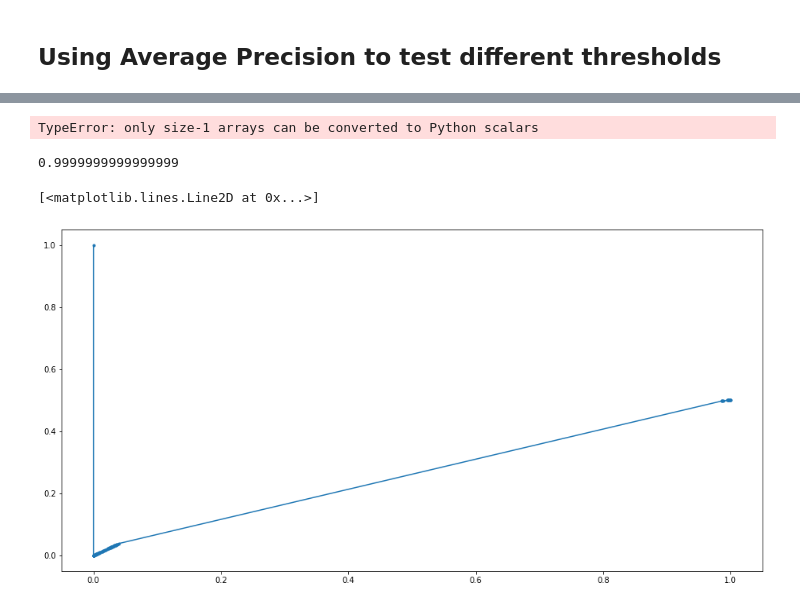
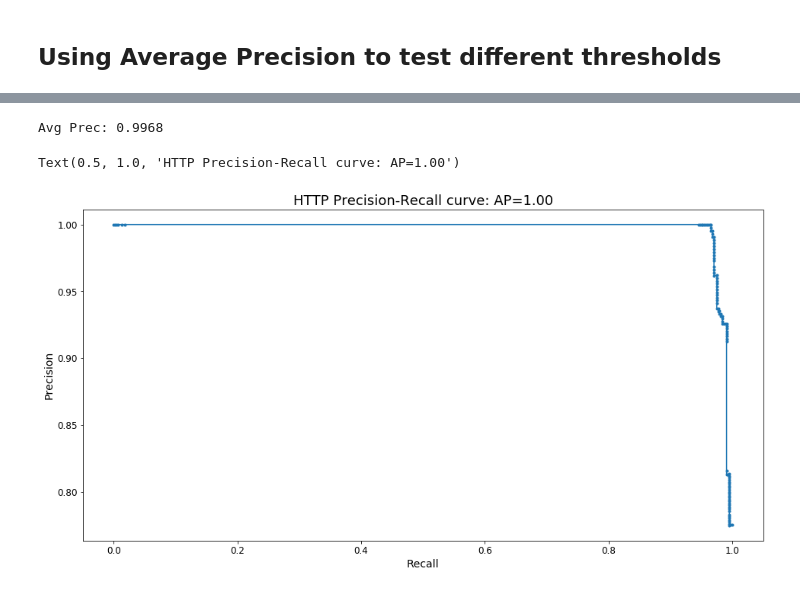
Before and after one commit to ahsanMah/COMP562_Project, a Jupyter notebook: GMM.ipynb, the cells around one changed output, grey strips where cells are left out. Drawn from its saved outputs; the diff is of its cells as text; code cells hidden in the pictures.

```diff
--- a/GMM.ipynb
+++ b/GMM.ipynb
@@ -278,10 +285,15 @@ for train_index,test_index in splitter.split(inliers):
+# %%
+inlier_train = X_train[y_train==0]
+inlier_test = X_test[y_test==0]
+outliers = X_test[y_test==1]
+# outliers_all = np.concatenate((outliers, X_train[y_train==1]))
 # %% [markdown]
 ## Gridsearch to get better density estimation...
 # %%
 %%time
 lowest_bic = np.infty
 bic = []
-n_components_range = range(1, 10)
+n_components_range = range(1, 12)
 cv_types = ['full']
 for cv_type in cv_types:
     for n_components in n_components_range:
@@ -311,6 +323,6 @@ bics.plot(kind="bar")
 [figure]
 # %%
 %%time
-best_gmm = GaussianMixture(n_components=3, covariance_type="full")
+best_gmm = GaussianMixture(n_components=3, covariance_type="full", n_init=3)
 best_gmm.fit(inlier_train)
 # %% [output]
@@ -397,25 +394,21 @@ weighted avg    0.99977   0.99977   0.99977      4414
-# %%
-np.int(y_probs < -12)
-# %% [output]
-TypeError: only size-1 arrays can be converted to Python scalars
-# %%
-average_precision_score([1]*len(outlier_scores), outlier_scores)
-# %% [output]
-0.9999999999999999
+# %%
+http_avg_prec = average_precision_score(y_true, -y_probs)
+print("Avg Prec: {:.4f}".format(avg_prec))
+# %% [output]
+Avg Prec: 0.9968
 # %%
 ## Getting Precision Recall Curves
-
-from sklearn.metrics import precision_recall_curve
-from sklearn.metrics import precision_recall_fscore_support
-# from sklearn.metrics import plot_precision_recall_curve
-
-http_prec, http_recall, threshes = precision_recall_curve(y_true, y_probs)
+http_prec, http_recall, threshes = precision_recall_curve(y_true, -y_probs)
 
 plt.figure(figsize=(16, 8))
 plt.plot(http_recall, http_prec, marker='.', label='GMM')
+plt.xlabel("Recall")
+plt.ylabel("Precision")
+plt.title('HTTP Precision-Recall curve: '
+                   'AP={0:0.2f}'.format(http_avg_prec))
 # %% [output]
-[<matplotlib.lines.Line2D at 0x...>]
+Text(0.5, 1.0, 'HTTP Precision-Recall curve: AP=1.00')
-[figure, old version]
+[figure, new version]
 # %%
 threshes
 # %% [output]
```
Also changed, not shown: parts of 56 cells of this notebook.
